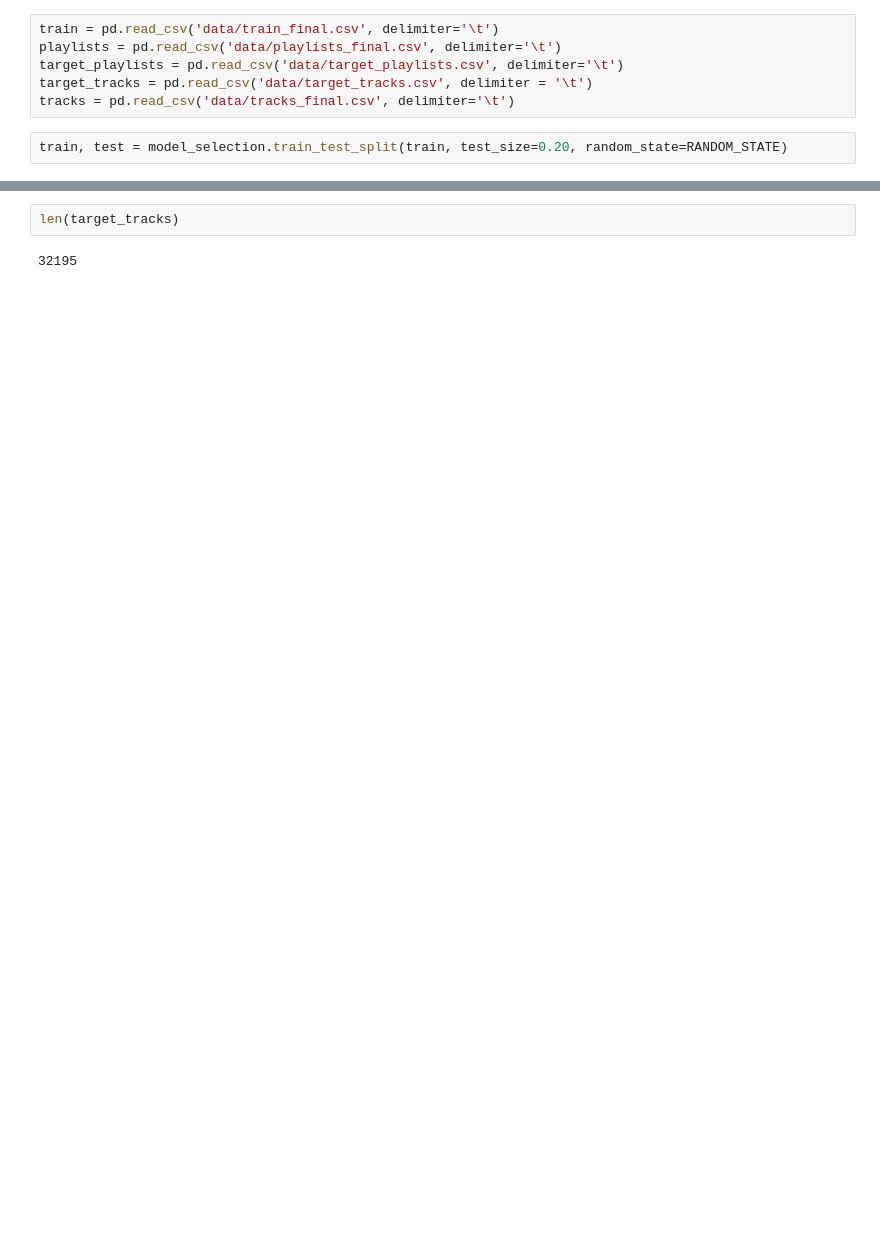
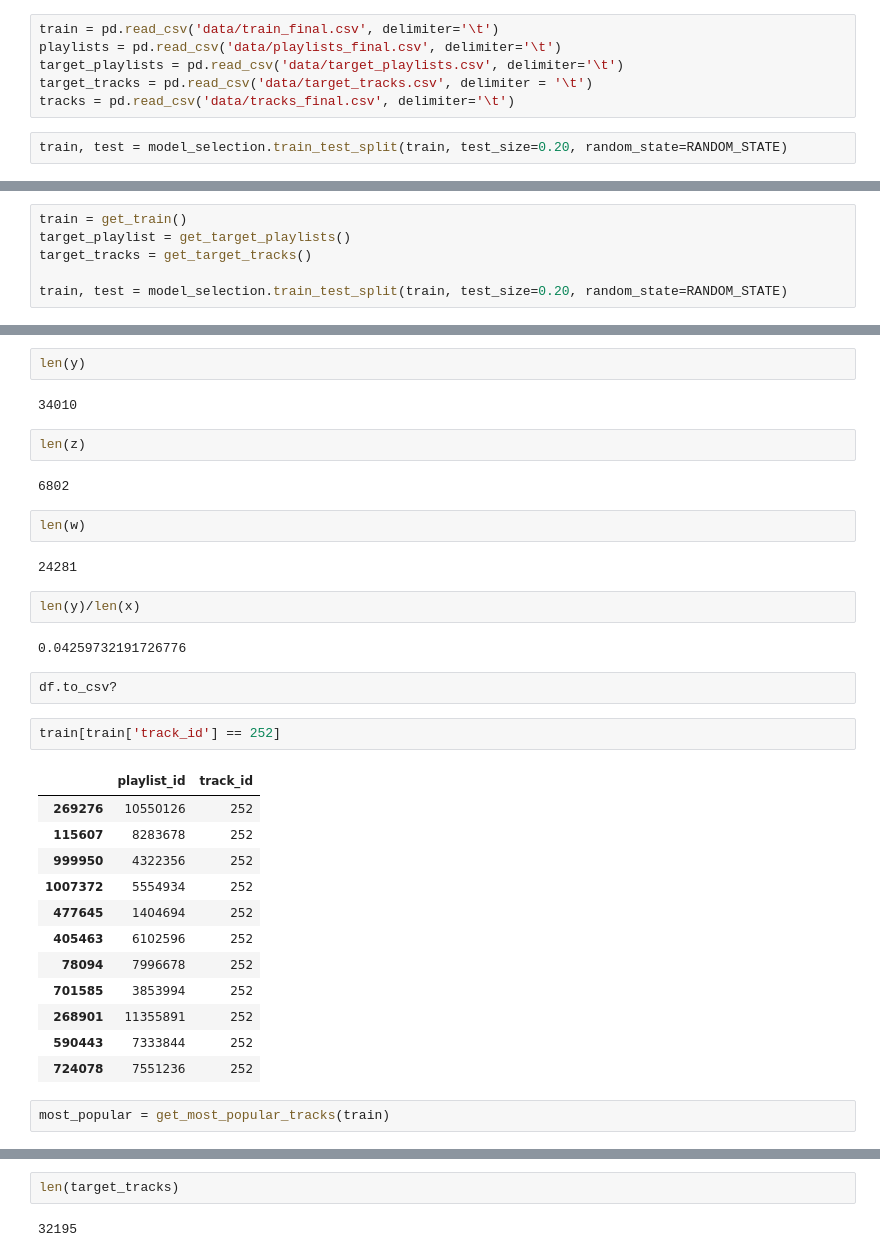
Before and after one commit to battuzz/RS_Challenge, a Jupyter notebook: FirstAnalysis.ipynb, the cells around one changed output, grey strips where cells are left out. Cells and saved outputs as stored; diff of their text form; blank space fills up the shorter version.

Commit message:
Added top popular prediction. Added utility function to split train/test

```diff
--- a/FirstAnalysis.ipynb
+++ b/FirstAnalysis.ipynb
@@ -119,0 +36,6 @@ for _,row in tracks.iterrows():
+# %%
+train = get_train()
+target_playlist = get_target_playlists()
+target_tracks = get_target_tracks()
+
+train, test = model_selection.train_test_split(train, test_size=0.20, random_state=RANDOM_STATE)
@@ -119,0 +141,35 @@ for _,row in tracks.iterrows():
+# %%
+len(y)
+# %% [output]
+34010
+# %%
+len(z)
+# %% [output]
+6802
+# %%
+len(w)
+# %% [output]
+24281
+# %%
+len(y)/len(x)
+# %% [output]
+0.04259732191726776
+# %%
+df.to_csv?
+# %%
+train[train['track_id'] == 252]
+# %% [output]
+|  | playlist_id | track_id |
+| 269276 | 10550126 | 252 |
+| 115607 | 8283678 | 252 |
+| 999950 | 4322356 | 252 |
+| 1007372 | 5554934 | 252 |
+| 477645 | 1404694 | 252 |
+| 405463 | 6102596 | 252 |
+| 78094 | 7996678 | 252 |
+| 701585 | 3853994 | 252 |
+| 268901 | 11355891 | 252 |
+| 590443 | 7333844 | 252 |
+| 724078 | 7551236 | 252 |
+# %%
+most_popular = get_most_popular_tracks(train)
```
Also changed, not shown: parts of 93 cells of this notebook, 11 other files.
